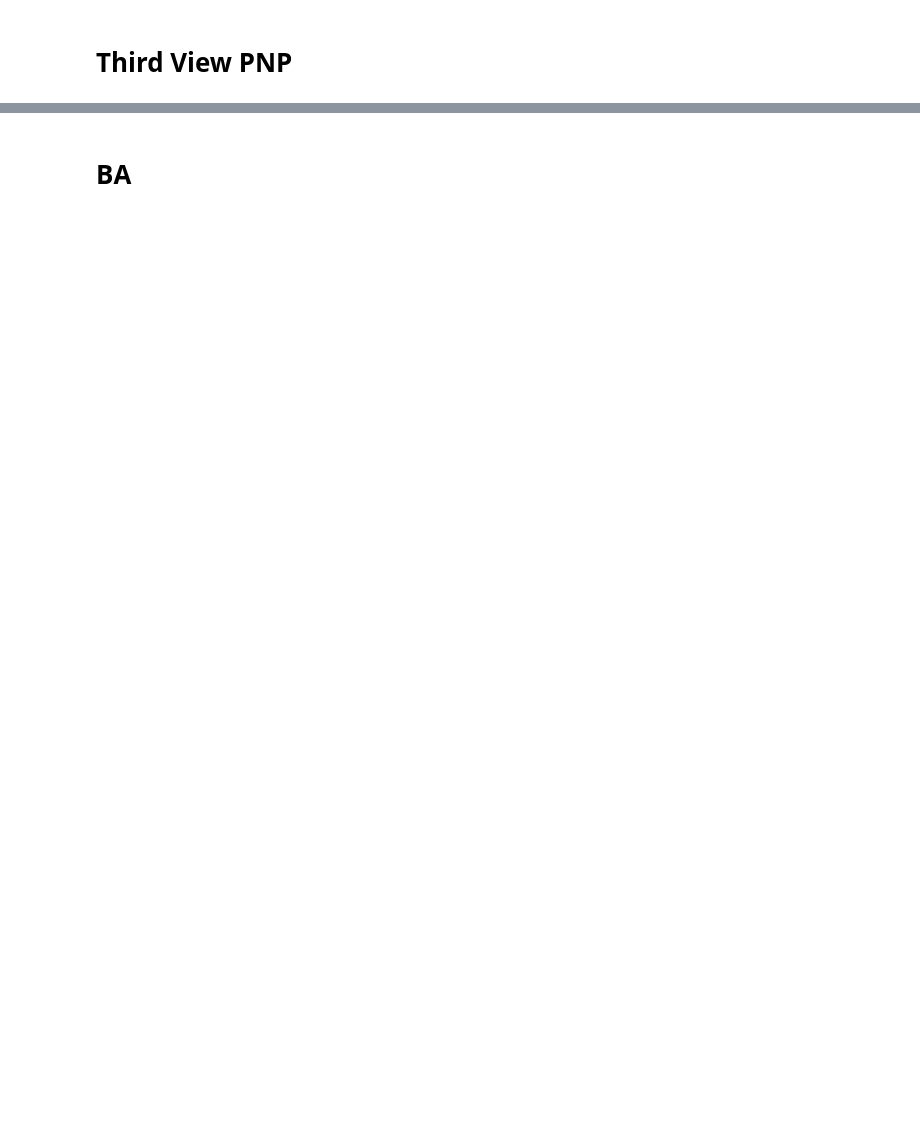
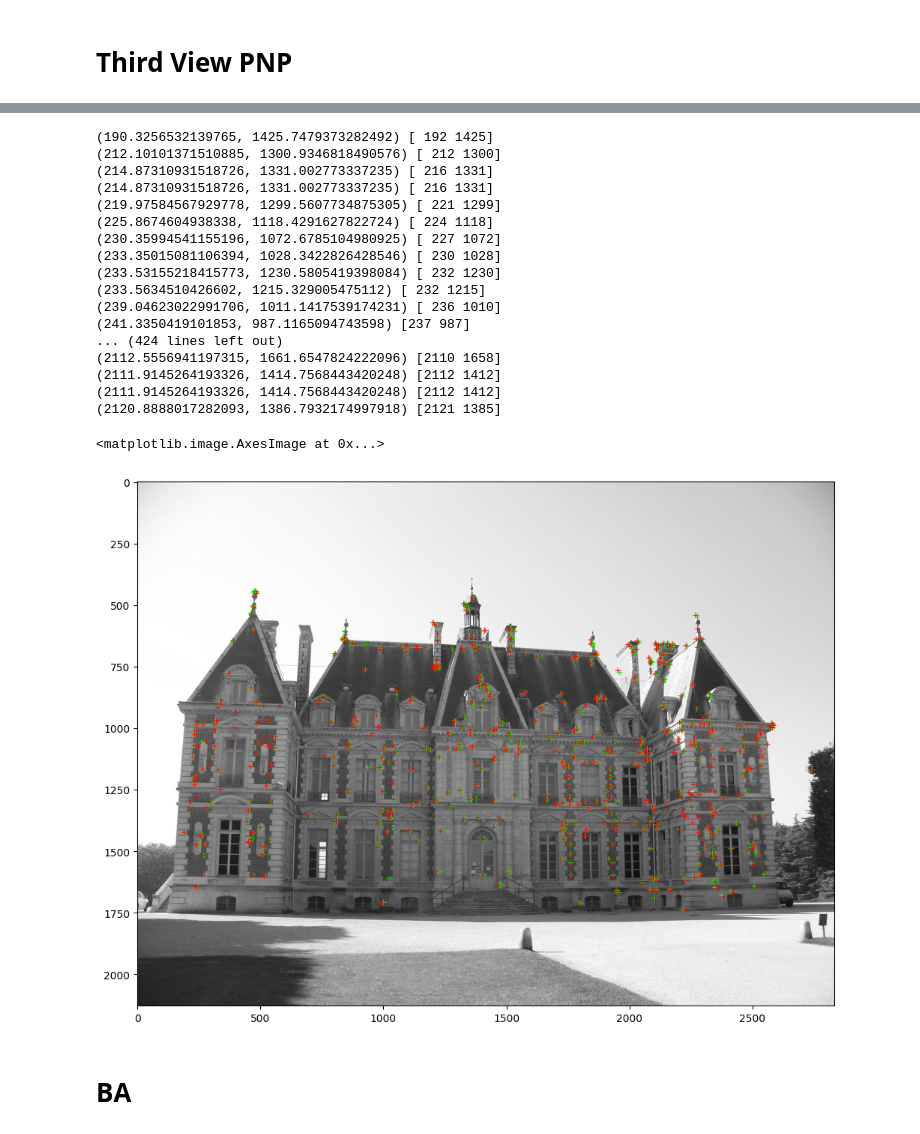
Before and after one commit to JOMANL/sfm, a Jupyter notebook: build_scrach/sfm_openCV_build_scrach copy.ipynb, the cells around one changed output, grey strips where cells are left out. Drawn from its saved outputs; the diff is of its cells as text; code cells hidden in the pictures; blank space fills up the shorter version.

```diff
--- a/build_scrach/sfm_openCV_build_scrach copy.ipynb
+++ b/build_scrach/sfm_openCV_build_scrach copy.ipynb
@@ -200,4 +122,0 @@ pts2,lmks,gids = sfm3view.get2D_3Dcoresspondance(0,1,True)
-# %%
-XX = sfm3view.K.dot(sfm3view.views[1].R.T.dot(lmks[0]-sfm3view.views[1].t))
-u = XX[0]/XX[2]
-v = XX[1]/XX[2]
@@ -239,30 +139,52 @@ imshow(img_good_matches_inliers)
 # %%
-pts1,pts2,_ = sfm3view.get2D_2Dcoresspondance(1,2,True)
-
+pts2,wLmks,_ = sfm3view.get2D_3Dcoresspondance(1,2,True)
+pts2 = np.int32(pts2)
 canvas = copy.deepcopy(sfm3view.views[2].im_gray)
 canvas = cv2.cvtColor(canvas,cv2.COLOR_GRAY2RGB)
-for p,v1Lmk in zip(pts2,v1Lmks):
+for p,v1Lmk in zip(pts2,wLmks):
     cv2.drawMarker(canvas,
                 position=p,
                 color=(0, 255, 0),
                 markerType=cv2.MARKER_CROSS,
                 markerSize=20,
                 thickness=2,
                 line_type=cv2.LINE_4
                 )
 
     XX = sfm3view.K.dot(wRv3.T.dot(v1Lmk-wPv3))
     u = XX[0]/XX[2]
     v = XX[1]/XX[2]
 
     cv2.drawMarker(canvas,
                 position=(int(u),int(v)),
                 color=(255, 0, 0),
                 markerType=cv2.MARKER_CROSS,
                 markerSize=20,
                 thickness=2,
                 line_type=cv2.LINE_4
                 )
 
     if 0 < u < canvas.shape[0] and 0 < v < canvas.shape[1]:
         print((u,v),p)
+
+imshow(canvas)
+# %% [output]
+(190.3256532139765, 1425.7479373282492) [ 192 1425]
+(212.10101371510885, 1300.9346818490576) [ 212 1300]
+(214.87310931518726, 1331.002773337235) [ 216 1331]
+(214.87310931518726, 1331.002773337235) [ 216 1331]
+(219.97584567929778, 1299.5607734875305) [ 221 1299]
+(225.8674604938338, 1118.4291627822724) [ 224 1118]
+(230.35994541155196, 1072.6785104980925) [ 227 1072]
+(233.35015081106394, 1028.3422826428546) [ 230 1028]
+(233.53155218415773, 1230.5805419398084) [ 232 1230]
+(233.5634510426602, 1215.329005475112) [ 232 1215]
+(239.04623022991706, 1011.1417539174231) [ 236 1010]
+(241.3350419101853, 987.1165094743598) [237 987]
+... (424 lines left out)
+(2112.5556941197315, 1661.6547824222096) [2110 1658]
+(2111.9145264193326, 1414.7568443420248) [2112 1412]
+(2111.9145264193326, 1414.7568443420248) [2112 1412]
+(2120.8888017282093, 1386.7932174997918) [2121 1385]
+<matplotlib.image.AxesImage at 0x...>
+[figure, added]
```
Also changed, not shown: parts of 16 cells of this notebook, 8 other files.
